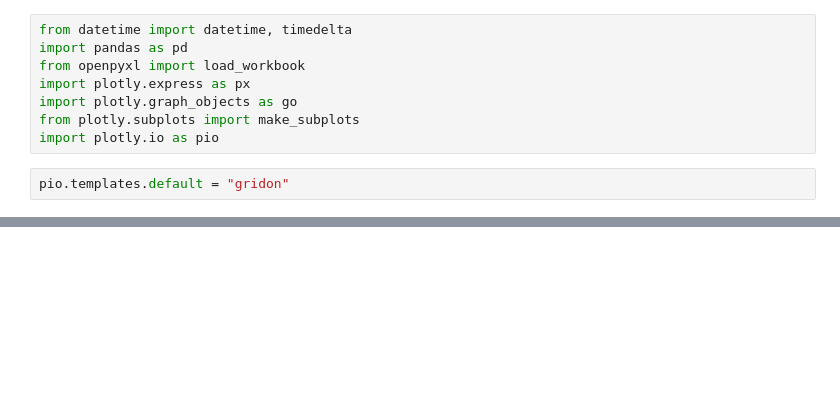
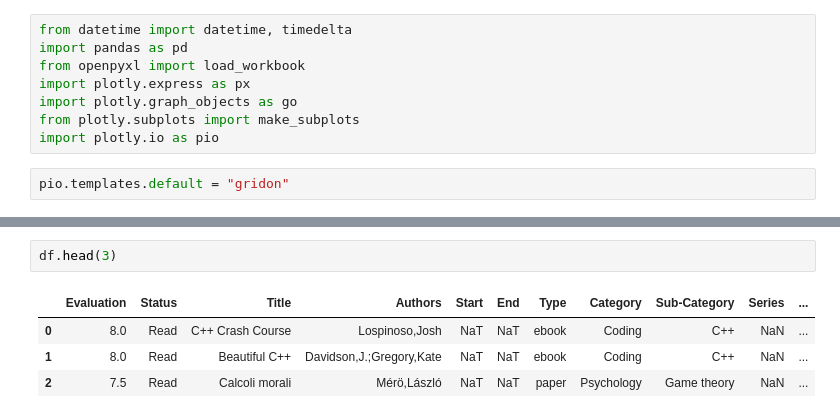
Before and after one commit to MrPiada/BookTrackerDash, a Jupyter notebook: WIP.ipynb, the cells around one changed output, grey strips where cells are left out. Cells and saved outputs as stored; diff of their text form; blank space fills up the shorter version.

```diff
--- a/WIP.ipynb
+++ b/WIP.ipynb
@@ -71,0 +90,7 @@ fig.show()
+# %%
+df.head(3)
+# %% [output]
+|  | Evaluation | Status | Title | Authors | Start | End | Type | Category | Sub-Category | Series | ... |
+| 0 | 8.0 | Read | C++ Crash Course | Lospinoso,Josh | NaT | NaT | ebook | Coding | C++ | NaN | ... |
+| 1 | 8.0 | Read | Beautiful C++ | Davidson,J.;Gregory,Kate | NaT | NaT | ebook | Coding | C++ | NaN | ... |
+| 2 | 7.5 | Read | Calcoli morali | Mérö,László | NaT | NaT | paper | Psychology | Game theory | NaN | ... |
```
Also changed, not shown: parts of 8 cells of this notebook, 4 other files.
